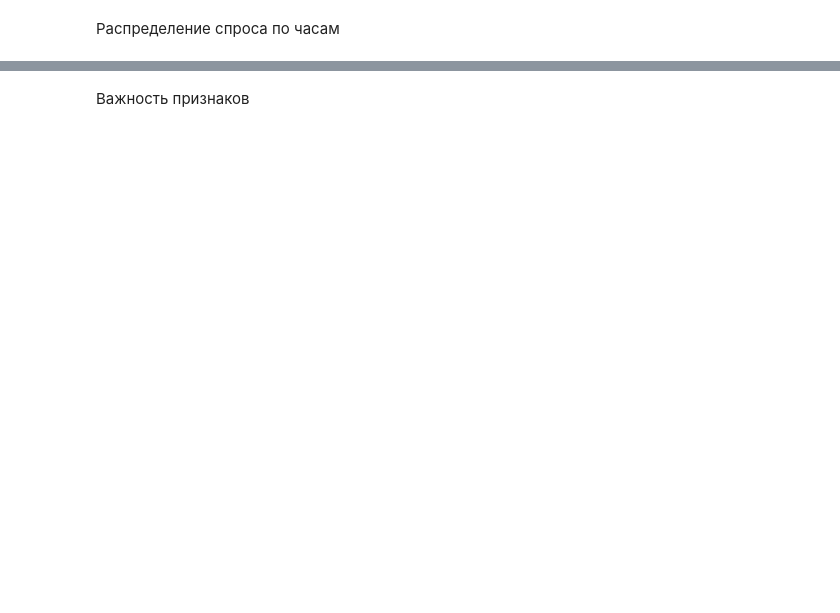
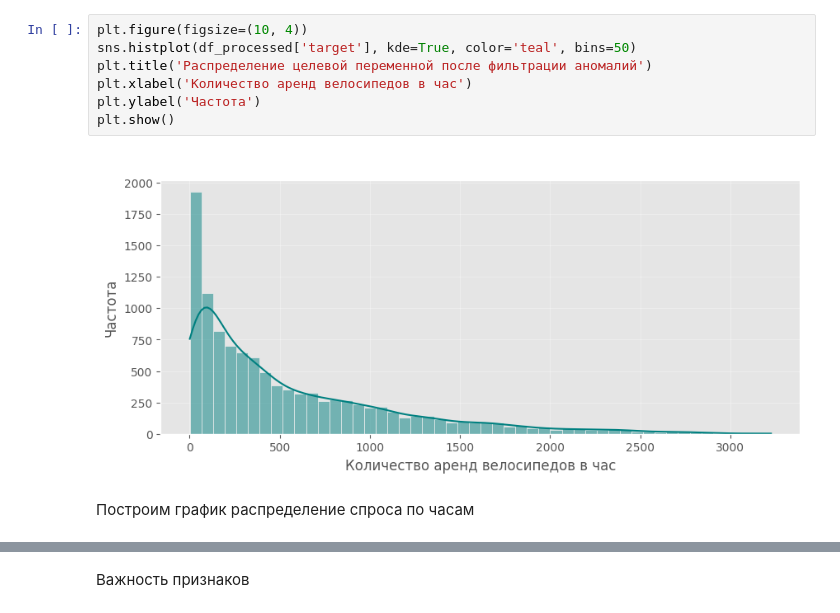
Before and after one commit to hsemlcourse/hseml-group-project-nastyukha, a Jupyter notebook: notebooks/01_eda.ipynb, the cells around one changed output, grey strips where cells are left out. Cells and saved outputs as stored; diff of their text form; blank space fills up the shorter version.

```diff
--- a/notebooks/01_eda.ipynb
+++ b/notebooks/01_eda.ipynb
@@ -8,4 +25,13 @@ plt.style.use('ggplot')
+# %%
+plt.figure(figsize=(10, 4))
+sns.histplot(df_processed['target'], kde=True, color='teal', bins=50)
+plt.title('Распределение целевой переменной после фильтрации аномалий')
+plt.xlabel('Количество аренд велосипедов в час')
+plt.ylabel('Частота')
+plt.show()
+# %% [output]
+[figure, added]
 # %% [markdown]
-Распределение спроса по часам
+Построим график распределение спроса по часам
 # %%
 plt.figure(figsize=(10, 5))
```
Also changed, not shown: parts of 13 cells of this notebook, 6 other files.
